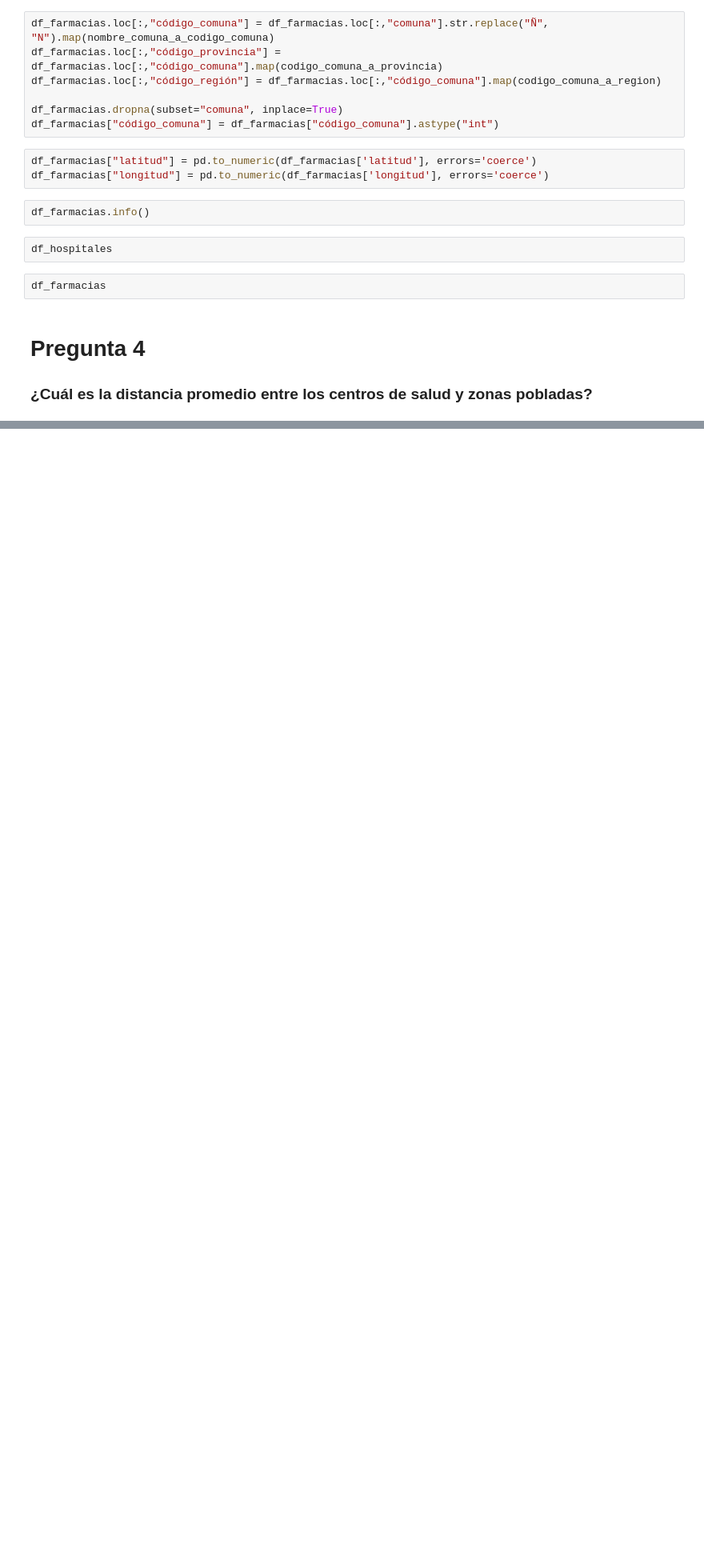
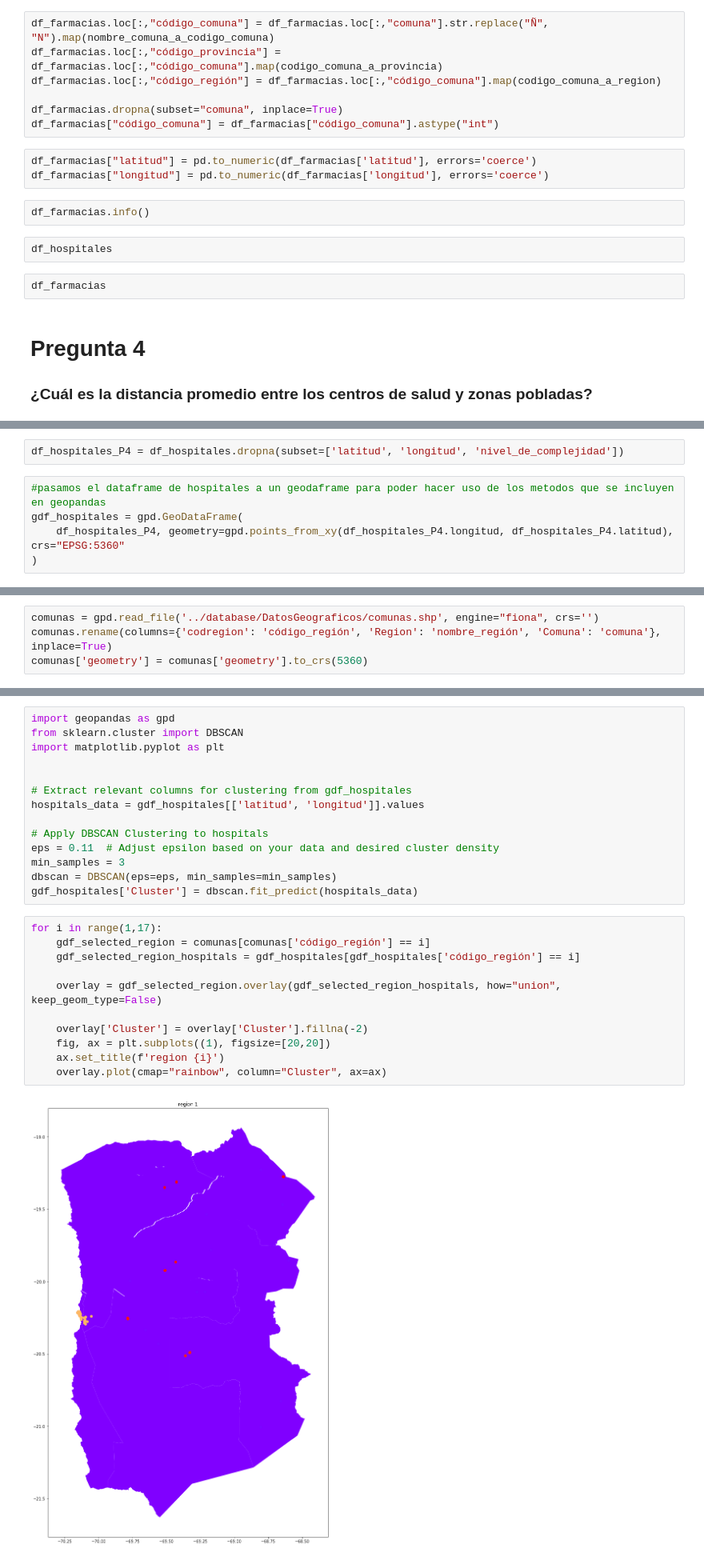
Before and after one commit to Utmite/imt2200-project, a Jupyter notebook: src/base/base.ipynb, the cells around one changed output, grey strips where cells are left out. Shown at 80% size. Drawn from its saved outputs; the diff is of its cells as text; blank space fills up the shorter version.

```diff
--- a/src/base/base.ipynb
+++ b/src/base/base.ipynb
@@ -261,0 +234,7 @@ comunas_bcn
+# %%
+df_hospitales_P4 = df_hospitales.dropna(subset=['latitud', 'longitud', 'nivel_de_complejidad'])
+# %%
+#pasamos el dataframe de hospitales a un geodaframe para poder hacer uso de los metodos que se incluyen en geopandas
+gdf_hospitales = gpd.GeoDataFrame(
+    df_hospitales_P4, geometry=gpd.points_from_xy(df_hospitales_P4.longitud, df_hospitales_P4.latitud), crs="EPSG:5360"
+)
@@ -261,0 +250,4 @@ comunas_bcn
+# %%
+comunas = gpd.read_file('../database/DatosGeograficos/comunas.shp', engine="fiona", crs='')
+comunas.rename(columns={'codregion': 'código_región', 'Region': 'nombre_región', 'Comuna': 'comuna'}, inplace=True)
+comunas['geometry'] = comunas['geometry'].to_crs(5360)
@@ -261,0 +380,27 @@ comunas_bcn
+# %%
+import geopandas as gpd
+from sklearn.cluster import DBSCAN
+import matplotlib.pyplot as plt
+
+
+# Extract relevant columns for clustering from gdf_hospitales
+hospitals_data = gdf_hospitales[['latitud', 'longitud']].values
+
+# Apply DBSCAN Clustering to hospitals
+eps = 0.11  # Adjust epsilon based on your data and desired cluster density
+min_samples = 3
+dbscan = DBSCAN(eps=eps, min_samples=min_samples)
+gdf_hospitales['Cluster'] = dbscan.fit_predict(hospitals_data)
+# %%
+for i in range(1,17):
+    gdf_selected_region = comunas[comunas['código_región'] == i]
+    gdf_selected_region_hospitals = gdf_hospitales[gdf_hospitales['código_región'] == i]
+
+    overlay = gdf_selected_region.overlay(gdf_selected_region_hospitals, how="union", keep_geom_type=False)
+
+    overlay['Cluster'] = overlay['Cluster'].fillna(-2)
+    fig, ax = plt.subplots((1), figsize=[20,20])
+    ax.set_title(f'region {i}')
+    overlay.plot(cmap="rainbow", column="Cluster", ax=ax)
+# %% [output]
+[figure, added]
```
Also changed, not shown: parts of 29 cells of this notebook, 10 other files.
